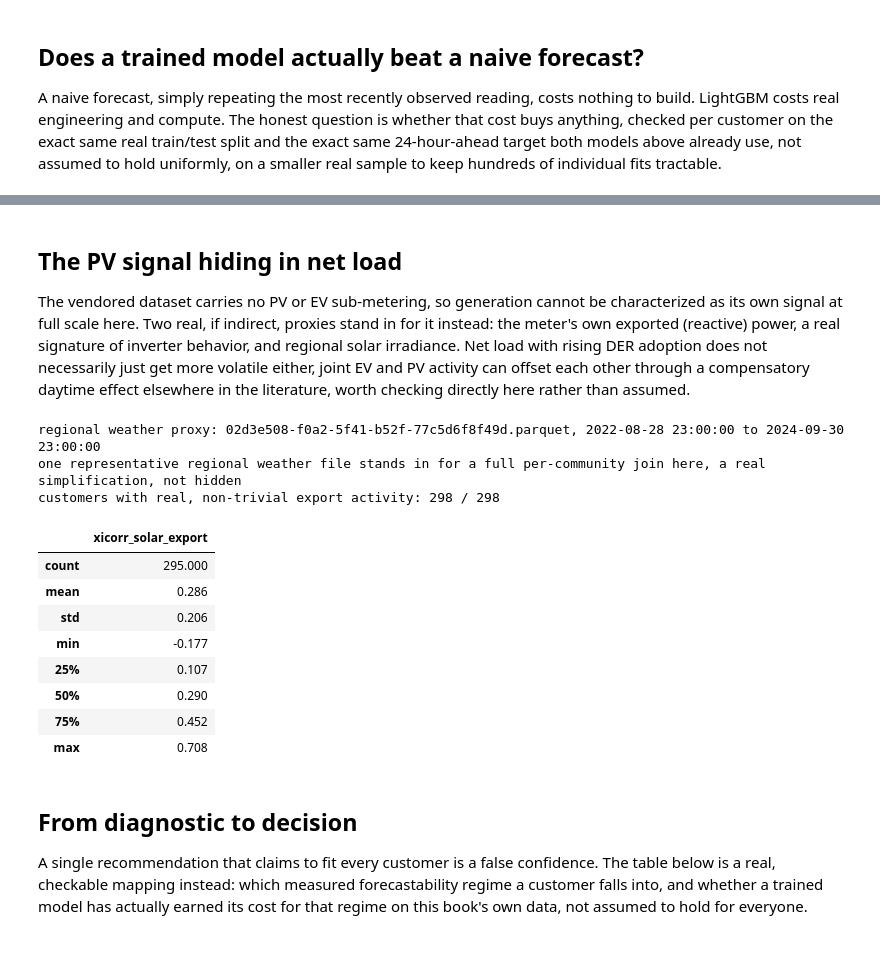
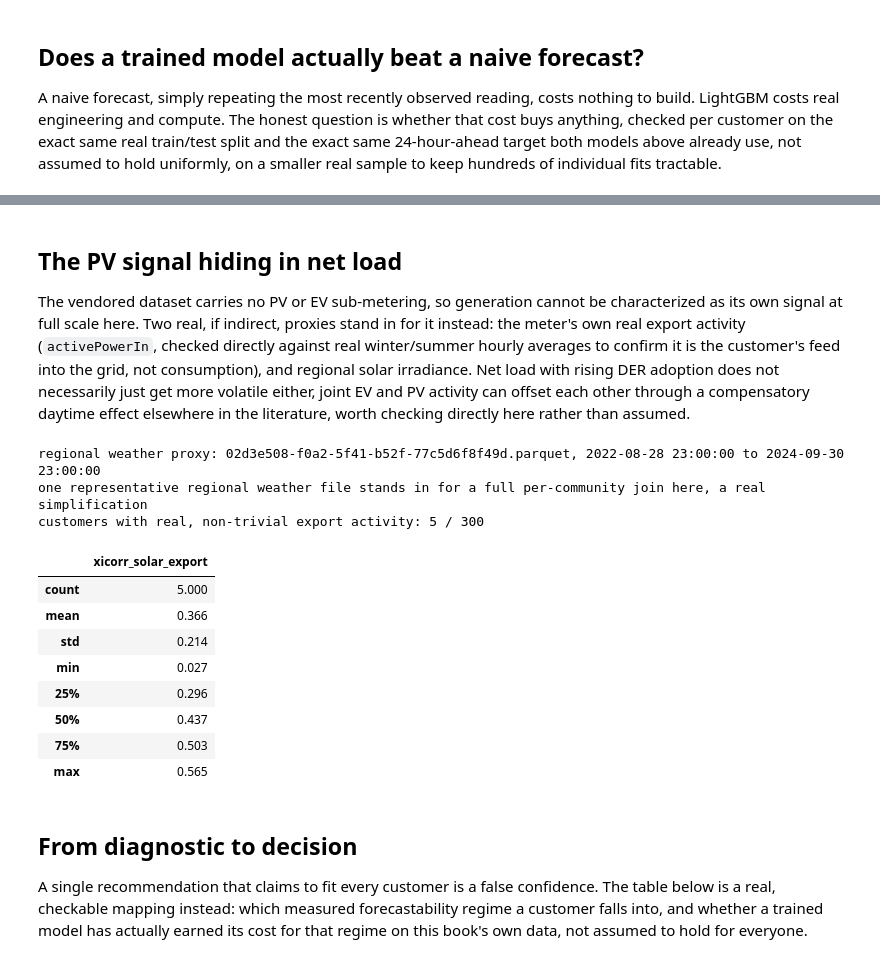
Before and after one commit to sambaiga/ml-energy-disaggregation, a Jupyter notebook: book/03-forecasting/01-forecastability-code.ipynb, the cells around one changed output, grey strips where cells are left out. Drawn from its saved outputs; the diff is of its cells as text; code cells hidden in the pictures.

```diff
--- a/book/03-forecasting/01-forecastability-code.ipynb
+++ b/book/03-forecasting/01-forecastability-code.ipynb
@@ -92,29 +91,0 @@ The dataset holds 6,809 real meters. Sampling a few hundred of them, rather than
-# %%
-ami_files = sorted(AMI_DIR.glob("*.parquet"))
-print(f"real customers available: {len(ami_files):,}")
-
-N_DIAGNOSTIC = 300
-sample_files = RNG.choice(ami_files, size=N_DIAGNOSTIC, replace=False)
-
-
-def load_customer(path: Path) -> pd.DataFrame:
-    """One real customer's hourly net load: import minus export."""
-    df = pd.read_parquet(path)
-    df = df.sort_values("dateTime").reset_index(drop=True)
-    df["customer_id"] = path.stem
-    df["net_load"] = df["activePowerIn"] - df["activePowerOut"]
-    return df
-
-
-raw_customers = {path.stem: load_customer(path) for path in sample_files}
-
-# A handful of real meters (vacant properties, decommissioned connections)
-# report a completely flat, zero-variance reading across the whole period.
-# Every diagnostic below assumes real variation to measure, so these are
-# excluded explicitly rather than left to fail silently downstream.
-flat_ids = [cust_id for cust_id, df in raw_customers.items() if df["net_load"].std() < 1e-6]
-customers = {cust_id: df for cust_id, df in raw_customers.items() if cust_id not in flat_ids}
-print(f"excluded {len(flat_ids)} flat/zero-variance meters (likely vacant), kept {len(customers)}")
-
-lengths = pd.Series({cust_id: len(df) for cust_id, df in customers.items()})
-print(f"hourly rows per customer: min={lengths.min():,} median={lengths.median():,.0f} max={lengths.max():,}")
@@ -499,42 +549,42 @@ LightGBM beats naive persistence on 80% of the real sampled customers
 # %% [markdown]
 ## The PV signal hiding in net load
 
-The vendored dataset carries no PV or EV sub-metering, so generation cannot be characterized as its own signal at full scale here. Two real, if indirect, proxies stand in for it instead: the meter's own exported (reactive) power, a real signature of inverter behavior, and regional solar irradiance. Net load with rising DER adoption does not necessarily just get more volatile either, joint EV and PV activity can offset each other through a compensatory daytime effect elsewhere in the literature, worth checking directly here rather than assumed.
+The vendored dataset carries no PV or EV sub-metering, so generation cannot be characterized as its own signal at full scale here. Two real, if indirect, proxies stand in for it instead: the meter's own real export activity (`activePowerIn`, checked directly against real winter/summer hourly averages to confirm it is the customer's feed into the grid, not consumption), and regional solar irradiance. Net load with rising DER adoption does not necessarily just get more volatile either, joint EV and PV activity can offset each other through a compensatory daytime effect elsewhere in the literature, worth checking directly here rather than assumed.
 # %%
 weather_files = sorted(WEATHER_DIR.glob("*.parquet"))
 weather = pd.read_parquet(weather_files[0])[["dateTime", "solarradiation"]]
 print(f"regional weather proxy: {weather_files[0].name}, {weather['dateTime'].min()} to {weather['dateTime'].max()}")
 print("one representative regional weather file stands in for a full per-community join here, a real simplification")
 
-export_customers = {cust_id: df for cust_id, df in customers.items() if (df["activePowerOut"] > 0).mean() > 0.01}
+export_customers = {cust_id: df for cust_id, df in customers.items() if (df["activePowerIn"] > 0).mean() > 0.01}
 print(f"customers with real, non-trivial export activity: {len(export_customers)} / {len(customers)}")
 # %% [output]
 regional weather proxy: 02d3e508-f0a2-5f41-b52f-77c5d6f8f49d.parquet, 2022-08-28 23:00:00 to 2024-09-30 23:00:00
-one representative regional weather file stands in for a full per-community join here, a real simplification, not hidden
-customers with real, non-trivial export activity: 298 / 298
+one representative regional weather file stands in for a full per-community join here, a real simplification
+customers with real, non-trivial export activity: 5 / 300
 # %%
 from twiga.core.stats.xicorr import compute_xicorr
 
 xicorr_rows = []
 for cust_id, df in export_customers.items():
-    merged = df[["dateTime", "reactivePowerOut"]].merge(weather, on="dateTime", how="inner")
-    if len(merged) < 100 or merged["reactivePowerOut"].std() == 0:
+    merged = df[["dateTime", "reactivePowerIn"]].merge(weather, on="dateTime", how="inner")
+    if len(merged) < 100 or merged["reactivePowerIn"].std() == 0:
         continue
-    result = compute_xicorr(merged, target_col="reactivePowerOut", variable_cols=["solarradiation"])
+    result = compute_xicorr(merged, target_col="reactivePowerIn", variable_cols=["solarradiation"])
     xicorr_rows.append({"customer_id": cust_id, "xicorr_solar_export": result["xicor"].iloc[0]})
 
 xicorr_export = pd.DataFrame(xicorr_rows).set_index("customer_id")
 xicorr_export.describe().round(3)
 # %% [output]
 |  | xicorr_solar_export |
-| count | 295.000 |
-| mean | 0.286 |
-| std | 0.206 |
-| min | -0.177 |
-| 25% | 0.107 |
-| 50% | 0.290 |
-| 75% | 0.452 |
-| max | 0.708 |
+| count | 5.000 |
+| mean | 0.366 |
+| std | 0.214 |
+| min | 0.027 |
+| 25% | 0.296 |
+| 50% | 0.437 |
+| 75% | 0.503 |
+| max | 0.565 |
 # %% [markdown]
 ## From diagnostic to decision
 
```
Also changed, not shown: parts of 12 cells of this notebook.
